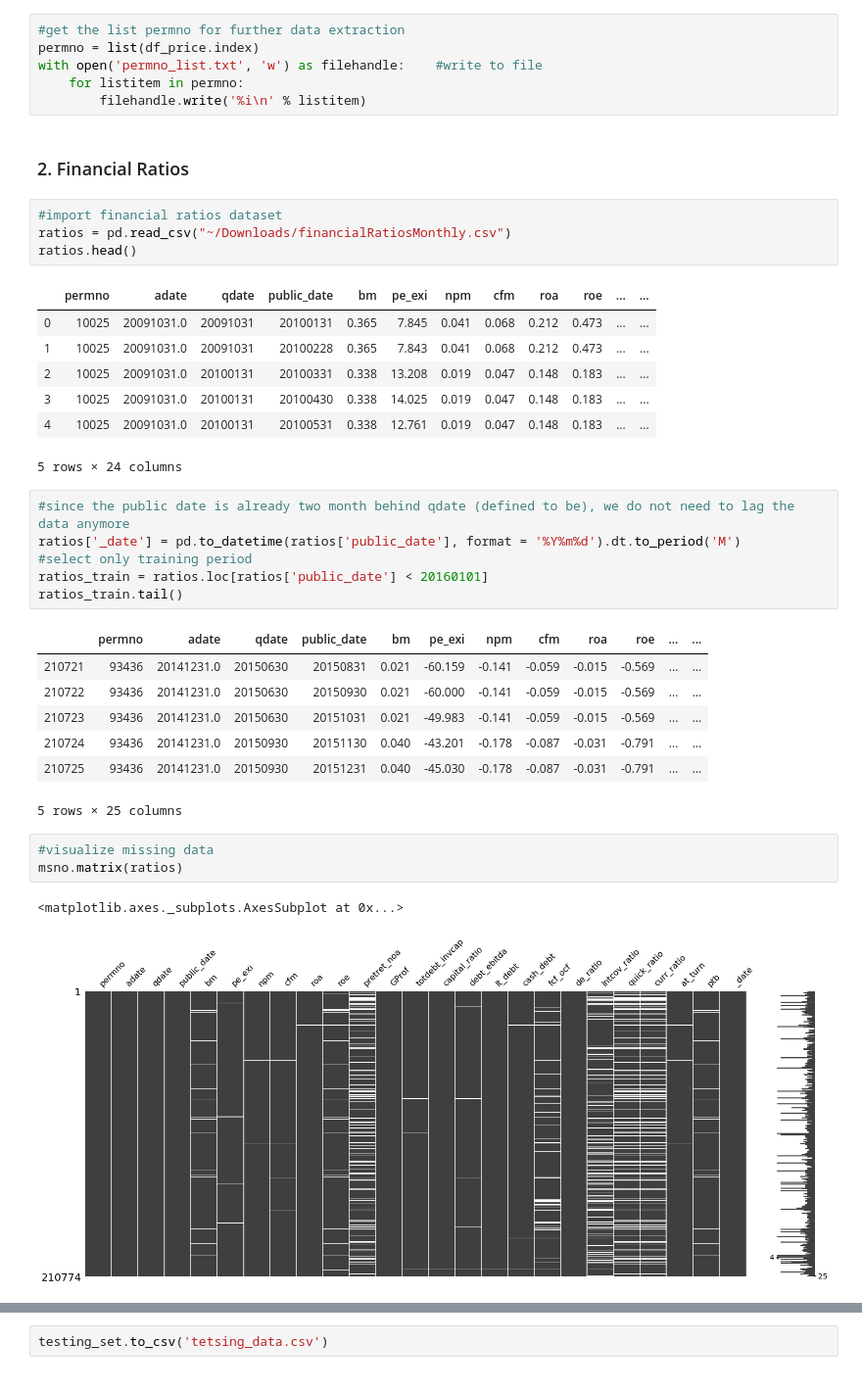
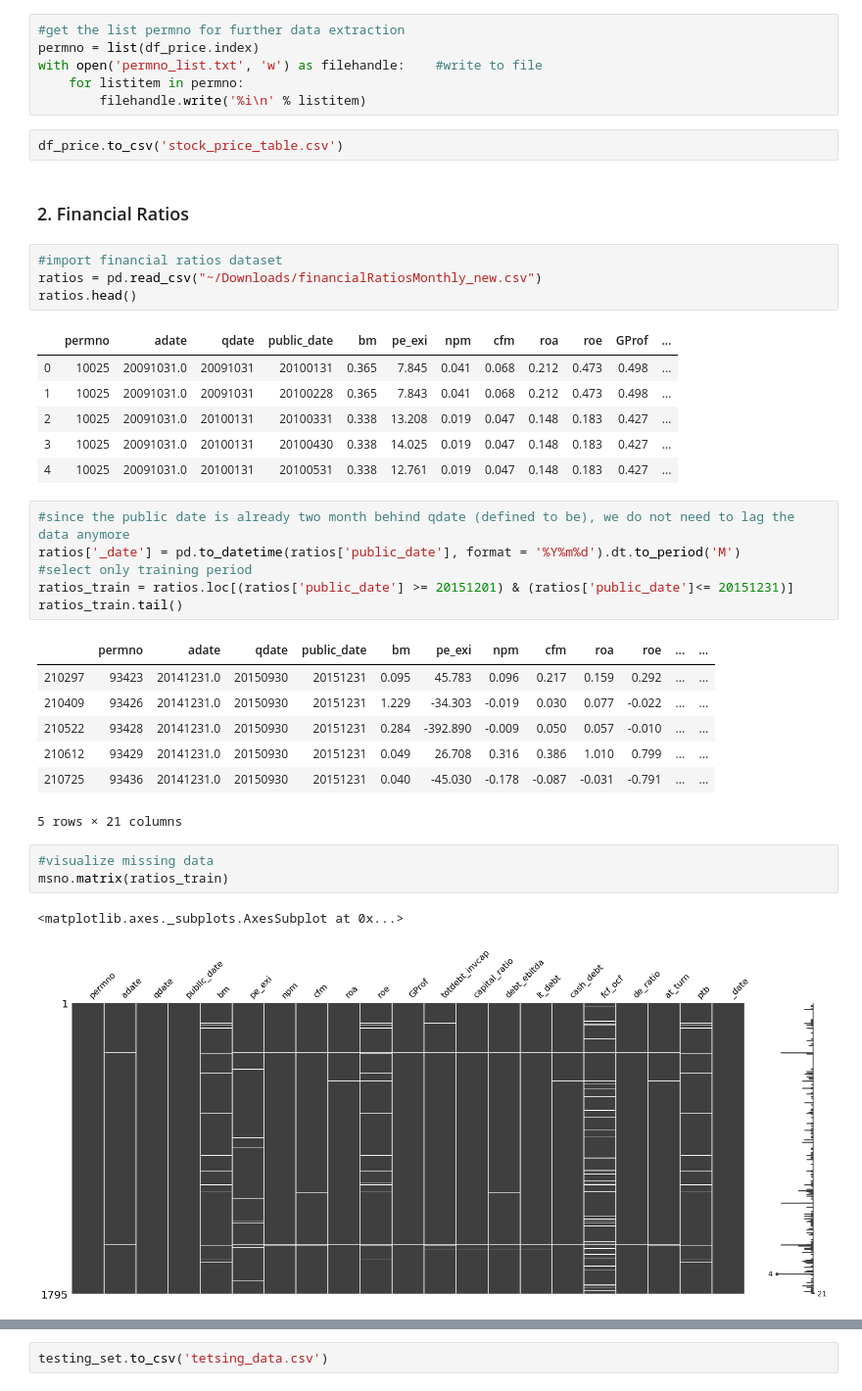
Before and after one commit to daehkim/pair-trading, a Jupyter notebook: dataFiltering.ipynb, the cells around one changed output, grey strips where cells are left out. Shown at 98% size. Saved outputs shown, nothing was run; the diff lists cells and outputs as text.

```diff
--- a/dataFiltering.ipynb
+++ b/dataFiltering.ipynb
@@ -131,37 +131,38 @@ permno = list(df_price.index)
 with open('permno_list.txt', 'w') as filehandle:    #write to file
     for listitem in permno:
         filehandle.write('%i\n' % listitem)
+# %%
+df_price.to_csv('stock_price_table.csv')
 # %% [markdown]
 ### 2. Financial Ratios
 # %%
 #import financial ratios dataset
-ratios = pd.read_csv("~/Downloads/financialRatiosMonthly.csv")
+ratios = pd.read_csv("~/Downloads/financialRatiosMonthly_new.csv")
 ratios.head()
 # %% [output]
-|  | permno | adate | qdate | public_date | bm | pe_exi | npm | cfm | roa | roe | ... | ... |
-| 0 | 10025 | 20091031.0 | 20091031 | 20100131 | 0.365 | 7.845 | 0.041 | 0.068 | 0.212 | 0.473 | ... | ... |
-| 1 | 10025 | 20091031.0 | 20091031 | 20100228 | 0.365 | 7.843 | 0.041 | 0.068 | 0.212 | 0.473 | ... | ... |
-| 2 | 10025 | 20091031.0 | 20100131 | 20100331 | 0.338 | 13.208 | 0.019 | 0.047 | 0.148 | 0.183 | ... | ... |
-| 3 | 10025 | 20091031.0 | 20100131 | 20100430 | 0.338 | 14.025 | 0.019 | 0.047 | 0.148 | 0.183 | ... | ... |
-| 4 | 10025 | 20091031.0 | 20100131 | 20100531 | 0.338 | 12.761 | 0.019 | 0.047 | 0.148 | 0.183 | ... | ... |
+|  | permno | adate | qdate | public_date | bm | pe_exi | npm | cfm | roa | roe | GProf | ... |
+| 0 | 10025 | 20091031.0 | 20091031 | 20100131 | 0.365 | 7.845 | 0.041 | 0.068 | 0.212 | 0.473 | 0.498 | ... |
+| 1 | 10025 | 20091031.0 | 20091031 | 20100228 | 0.365 | 7.843 | 0.041 | 0.068 | 0.212 | 0.473 | 0.498 | ... |
+| 2 | 10025 | 20091031.0 | 20100131 | 20100331 | 0.338 | 13.208 | 0.019 | 0.047 | 0.148 | 0.183 | 0.427 | ... |
+| 3 | 10025 | 20091031.0 | 20100131 | 20100430 | 0.338 | 14.025 | 0.019 | 0.047 | 0.148 | 0.183 | 0.427 | ... |
+| 4 | 10025 | 20091031.0 | 20100131 | 20100531 | 0.338 | 12.761 | 0.019 | 0.047 | 0.148 | 0.183 | 0.427 | ... |
-5 rows × 24 columns
 # %%
 #since the public date is already two month behind qdate (defined to be), we do not need to lag the data anymore
 ratios['_date'] = pd.to_datetime(ratios['public_date'], format = '%Y%m%d').dt.to_period('M')
 #select only training period
-ratios_train = ratios.loc[ratios['public_date'] < 20160101]
+ratios_train = ratios.loc[(ratios['public_date'] >= 20151201) & (ratios['public_date']<= 20151231)]
 ratios_train.tail()
 # %% [output]
 |  | permno | adate | qdate | public_date | bm | pe_exi | npm | cfm | roa | roe | ... | ... |
-| 210721 | 93436 | 20141231.0 | 20150630 | 20150831 | 0.021 | -60.159 | -0.141 | -0.059 | -0.015 | -0.569 | ... | ... |
-| 210722 | 93436 | 20141231.0 | 20150630 | 20150930 | 0.021 | -60.000 | -0.141 | -0.059 | -0.015 | -0.569 | ... | ... |
-| 210723 | 93436 | 20141231.0 | 20150630 | 20151031 | 0.021 | -49.983 | -0.141 | -0.059 | -0.015 | -0.569 | ... | ... |
-| 210724 | 93436 | 20141231.0 | 20150930 | 20151130 | 0.040 | -43.201 | -0.178 | -0.087 | -0.031 | -0.791 | ... | ... |
+| 210297 | 93423 | 20141231.0 | 20150930 | 20151231 | 0.095 | 45.783 | 0.096 | 0.217 | 0.159 | 0.292 | ... | ... |
+| 210409 | 93426 | 20141231.0 | 20150930 | 20151231 | 1.229 | -34.303 | -0.019 | 0.030 | 0.077 | -0.022 | ... | ... |
+| 210522 | 93428 | 20141231.0 | 20150930 | 20151231 | 0.284 | -392.890 | -0.009 | 0.050 | 0.057 | -0.010 | ... | ... |
+| 210612 | 93429 | 20141231.0 | 20150930 | 20151231 | 0.049 | 26.708 | 0.316 | 0.386 | 1.010 | 0.799 | ... | ... |
 | 210725 | 93436 | 20141231.0 | 20150930 | 20151231 | 0.040 | -45.030 | -0.178 | -0.087 | -0.031 | -0.791 | ... | ... |
-5 rows × 25 columns
+5 rows × 21 columns
 # %%
 #visualize missing data
-msno.matrix(ratios)
+msno.matrix(ratios_train)
 # %% [output]
 <matplotlib.axes._subplots.AxesSubplot at 0x...>
-[figure, old version]
+[figure, new version]
```
Also changed, not shown: parts of 10 cells of this notebook.
